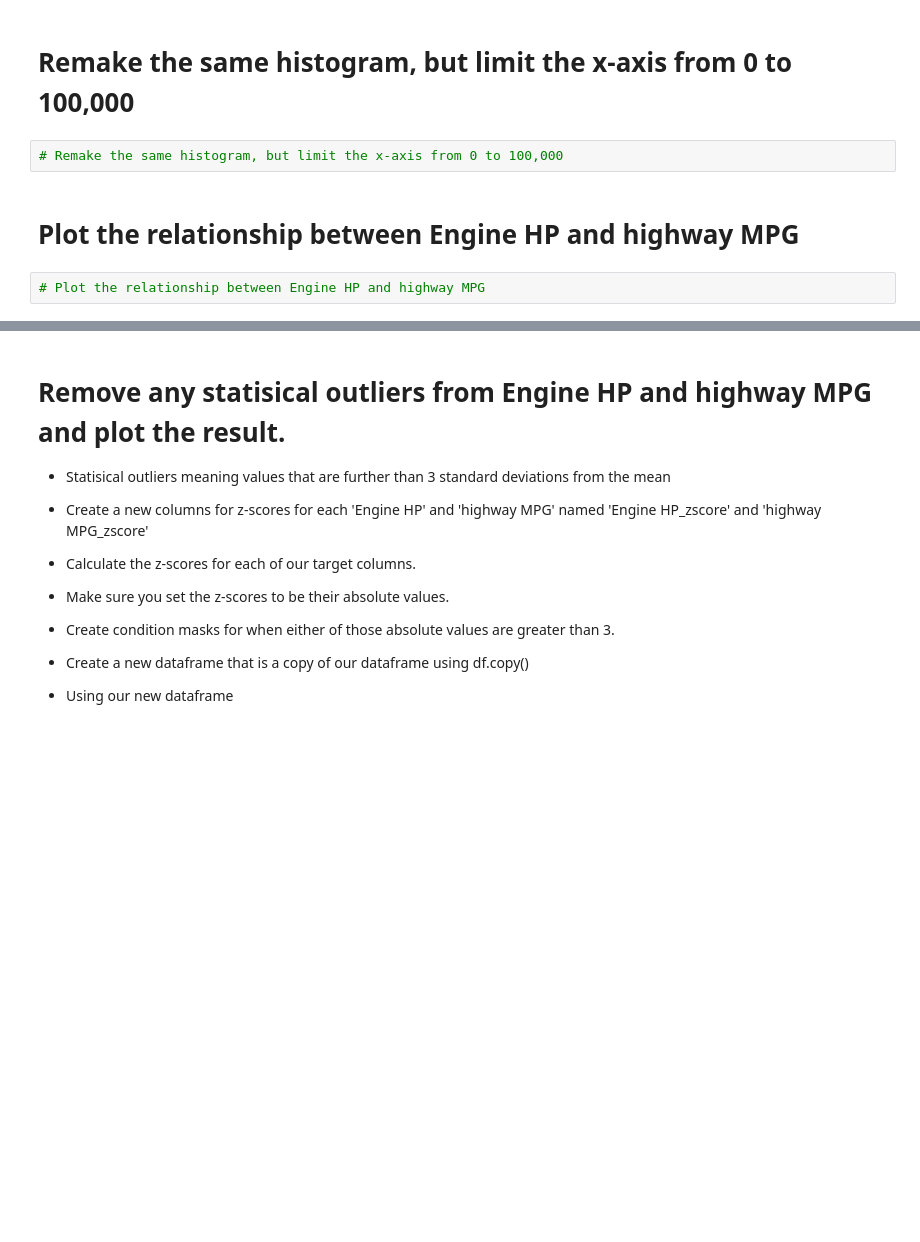
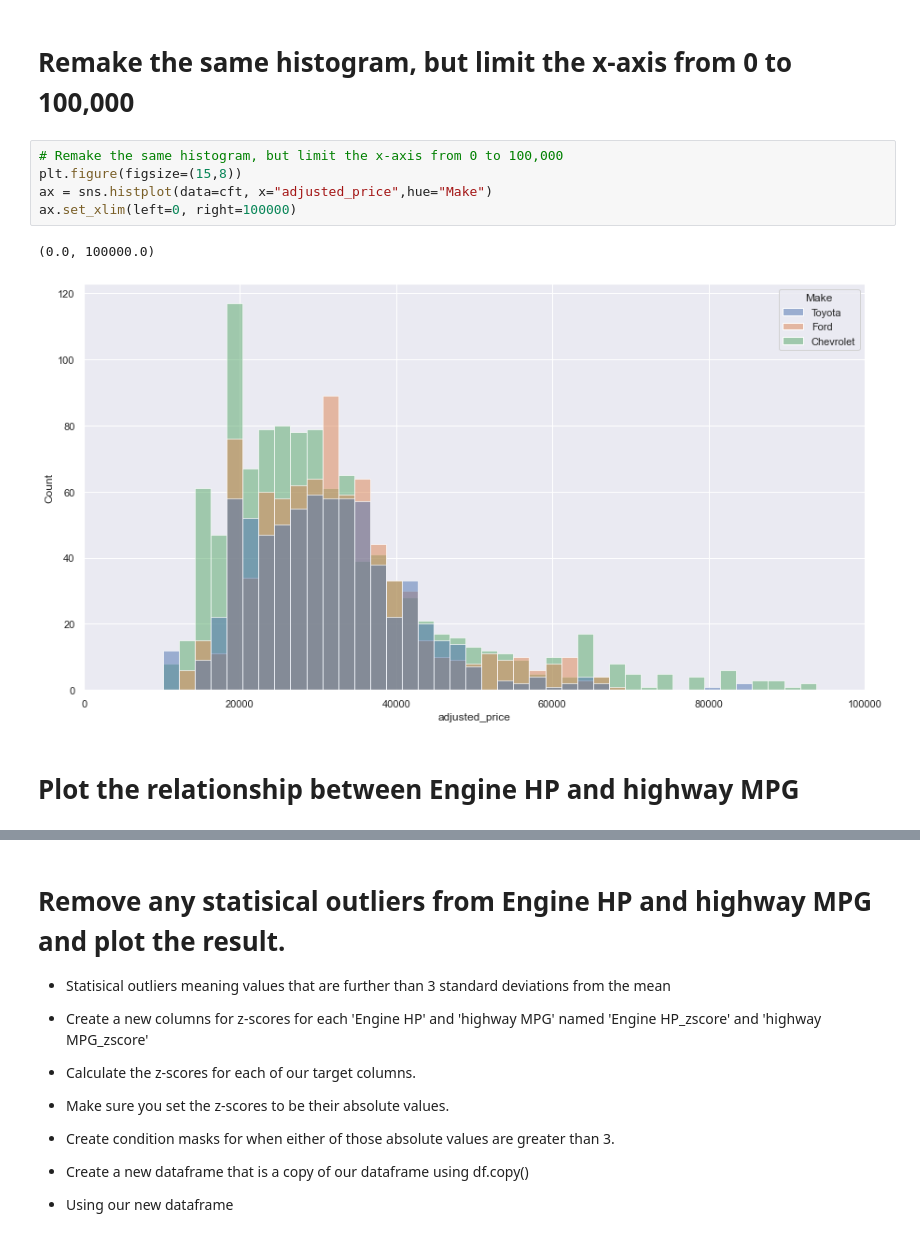
Before and after one commit to konstantinNovichenko/CTP-Data-Science-Fall-2020, a Jupyter notebook: Week2-EDA/Exercise-EDA.ipynb, the cells around one changed output, grey strips where cells are left out. Cells and saved outputs as stored; diff of their text form; blank space fills up the shorter version.

```diff
--- a/Week2-EDA/Exercise-EDA.ipynb
+++ b/Week2-EDA/Exercise-EDA.ipynb
@@ -130,7 +181,11 @@ every year before 2000 make it 10x the original MSRP.
 # Remake the same histogram, but limit the x-axis from 0 to 100,000
 # %%
 # Remake the same histogram, but limit the x-axis from 0 to 100,000
+plt.figure(figsize=(15,8))
+ax = sns.histplot(data=cft, x="adjusted_price",hue="Make")
+ax.set_xlim(left=0, right=100000)
+# %% [output]
+(0.0, 100000.0)
+[figure, added]
 # %% [markdown]
 # Plot the relationship between Engine HP and highway MPG
-# %%
-# Plot the relationship between Engine HP and highway MPG
```
Also changed, not shown: parts of 19 cells of this notebook, 1 other file.
